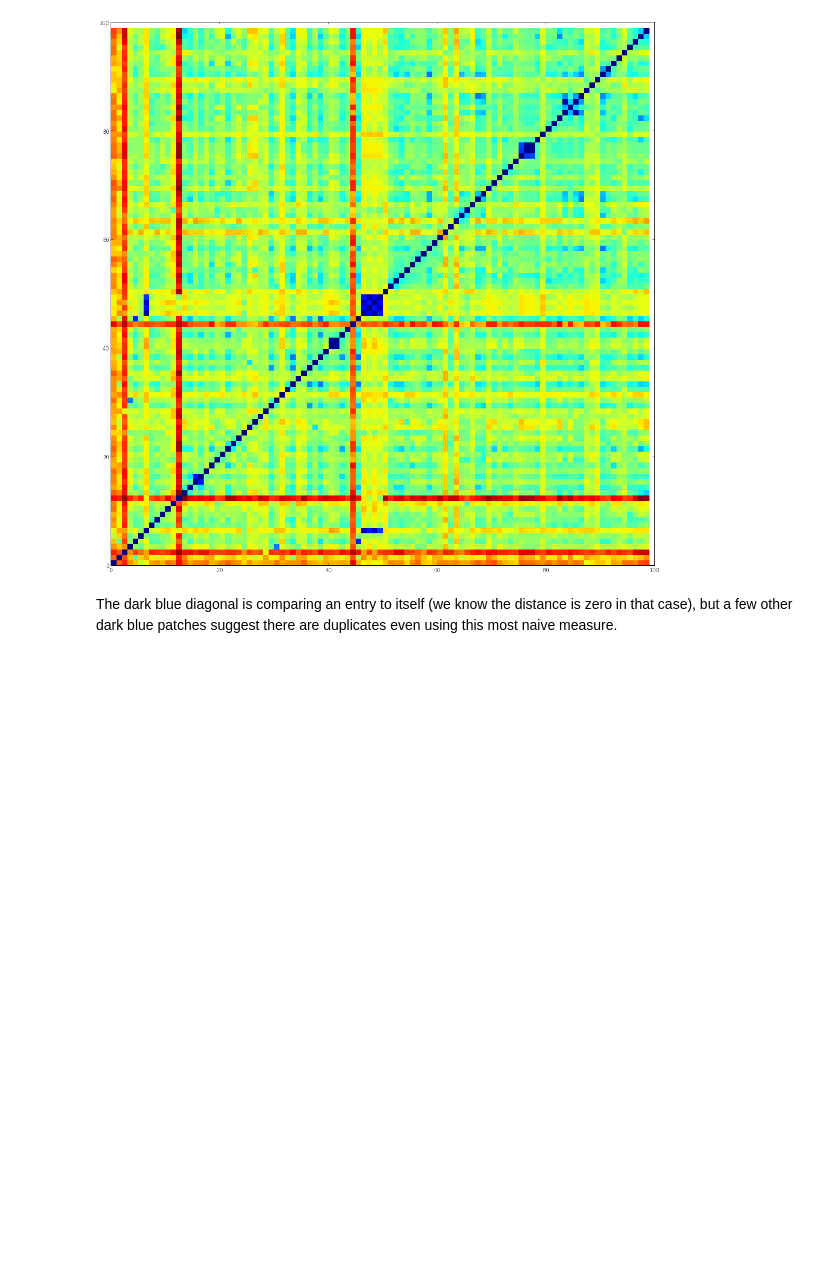
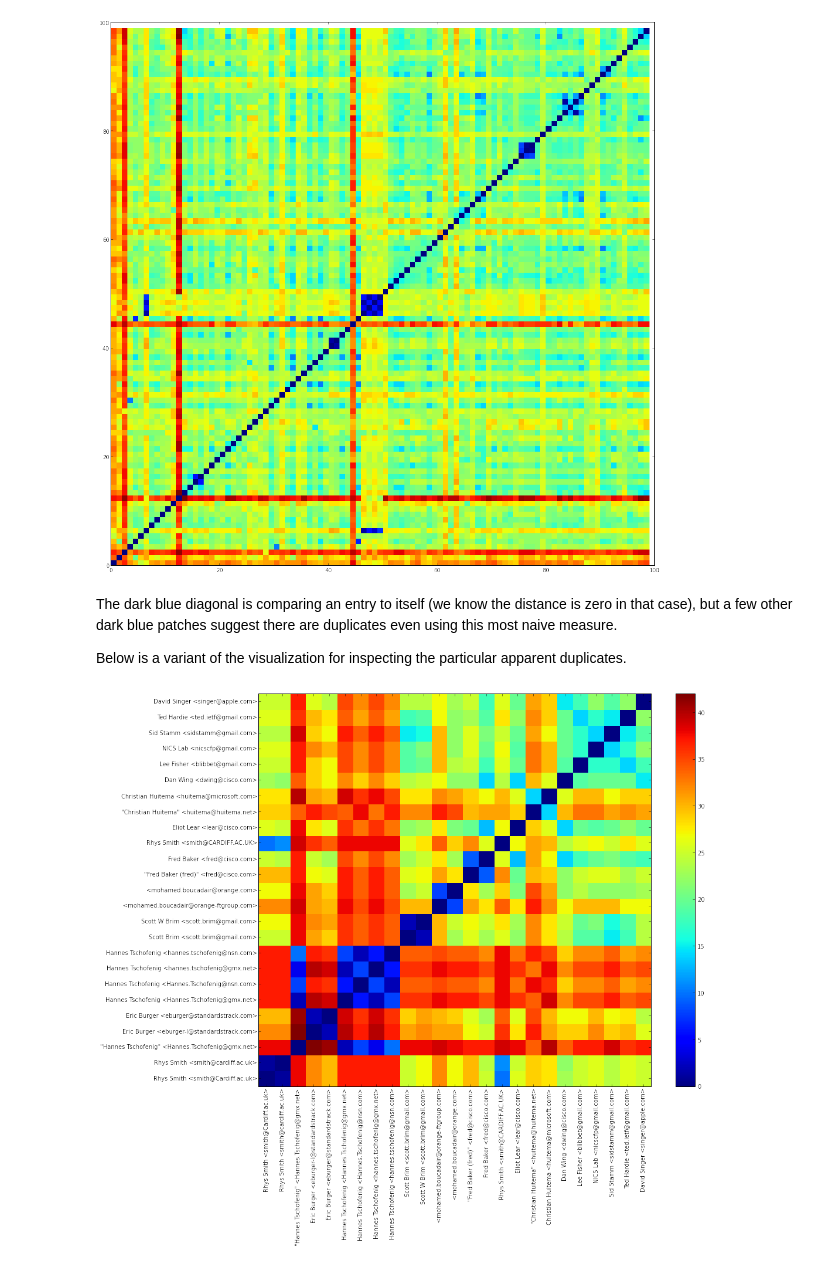
Before and after one commit to datactive/bigbang, a Jupyter notebook: examples/Plot Activity.ipynb, the cells around one changed output. Saved outputs shown, nothing was run; the diff lists cells and outputs as text; code cells hidden in the pictures; blank space fills up the shorter version.

Commit message:
library functions for handling Levenshtein matrix, and a second, more focused visualization
Conflicts:
	bigbang/process.py

```diff
--- a/examples/Plot Activity.ipynb
+++ b/examples/Plot Activity.ipynb
@@ -123,3 +123,17 @@ plt.show()
 [figure]
 # %% [markdown]
 The dark blue diagonal is comparing an entry to itself (we know the distance is zero in that case), but a few other dark blue patches suggest there are duplicates even using this most naive measure.
+
+Below is a variant of the visualization for inspecting the particular apparent duplicates.
+# %%
+levdf = process.sorted_lev(a) # creates the edit distance matrix, and sorts by rows/columns that have the best candidates
+levdf_corner = levdf.iloc[:25,:25] # just take the top 25
+# %%
+fig = plt.figure(figsize=(15, 12))
+plt.pcolor(levdf_corner)
+plt.yticks(np.arange(0.5, len(levdf_corner.index), 1), levdf_corner.index)
+plt.xticks(np.arange(0.5, len(levdf_corner.columns), 1), levdf_corner.columns, rotation='vertical')
+plt.colorbar()
+plt.show()
+# %% [output]
+[figure, added]
```
Also changed, not shown: parts of 1 cell of this notebook, 1 other file.
